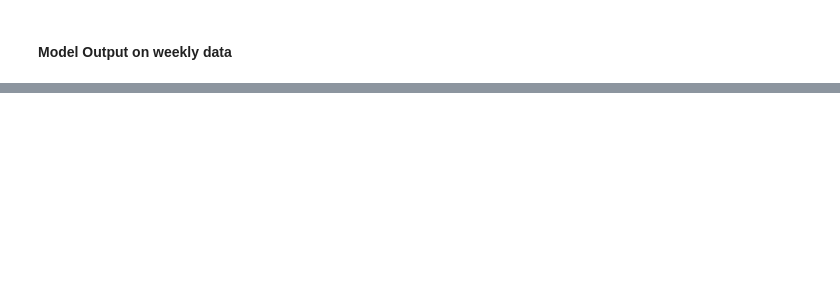
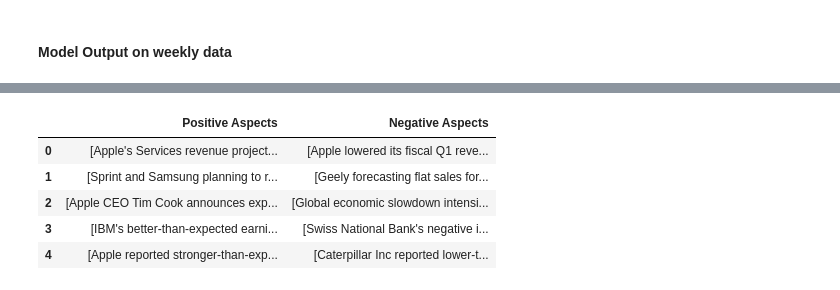
Before and after one commit to gaganpre/info539_project, a Jupyter notebook: project.ipynb, the cells around one changed output, grey strips where cells are left out. Saved outputs shown, nothing was run; the diff lists cells and outputs as text; code cells hidden in the pictures; blank space fills up the shorter version.

```diff
--- a/project.ipynb
+++ b/project.ipynb
@@ -1608,0 +1726,10 @@ wee['Key Events'] = data_1['News'].progress_apply(lambda x: response_mistral_1(p
+# %%
+model_response_parsed = pd.json_normalize(weekly_grouped['Key Events'])
+model_response_parsed.head()
+# %% [output]
+|  | Positive Aspects | Negative Aspects |
+| 0 | [Apple's Services revenue project... | [Apple lowered its fiscal Q1 reve... |
+| 1 | [Sprint and Samsung planning to r... | [Geely forecasting flat sales for... |
+| 2 | [Apple CEO Tim Cook announces exp... | [Global economic slowdown intensi... |
+| 3 | [IBM's better-than-expected earni... | [Swiss National Bank's negative i... |
+| 4 | [Apple reported stronger-than-exp... | [Caterpillar Inc reported lower-t... |
```
Also changed, not shown: parts of 22 cells of this notebook, 1 other file.
